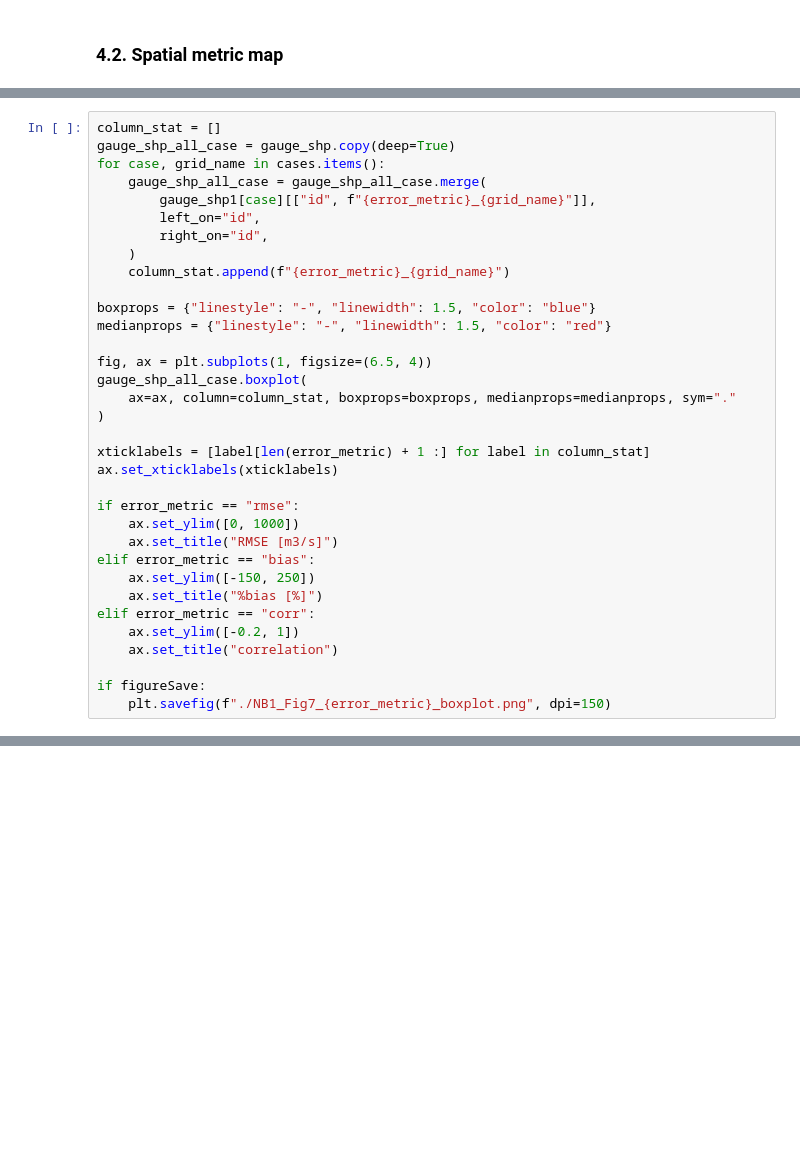
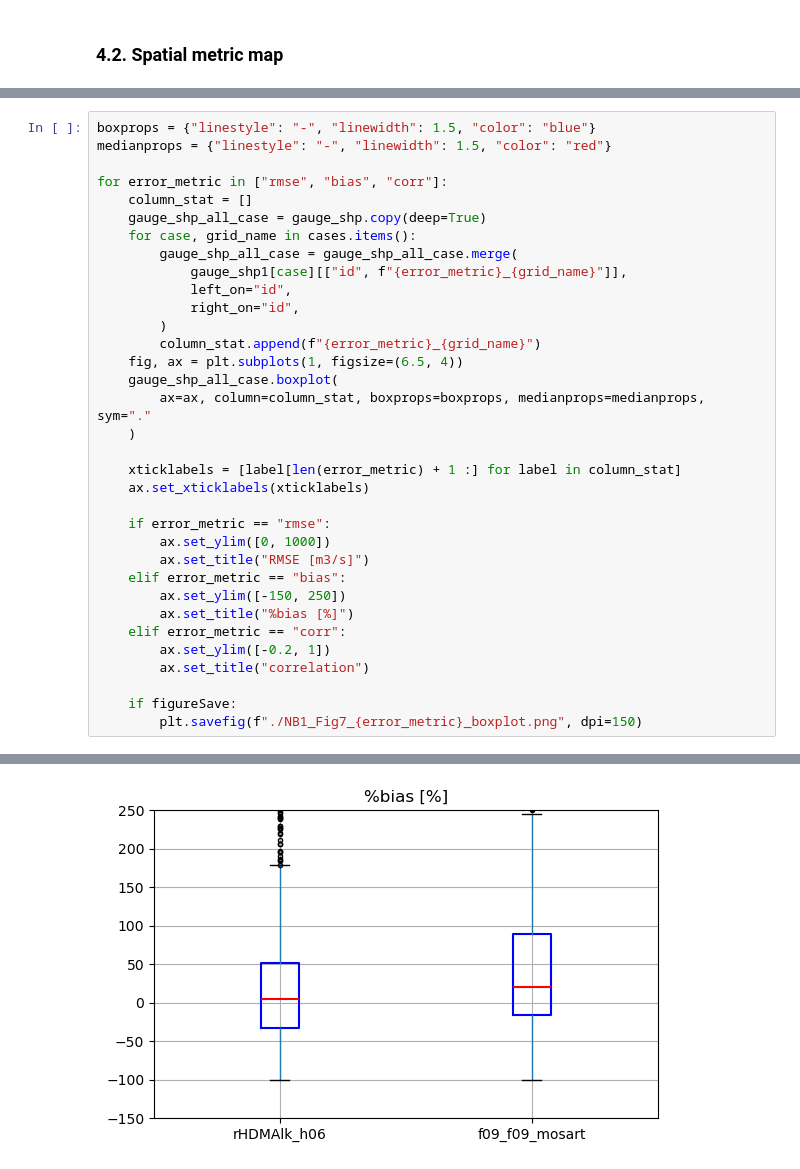
Before and after one commit to NCAR/CUPiD, a Jupyter notebook: examples/nblibrary/rof/month_annual_flow.ipynb, the cells around one changed output, grey strips where cells are left out. Saved outputs shown, nothing was run; the diff lists cells and outputs as text; blank space fills up the shorter version.

```diff
--- a/examples/nblibrary/rof/month_annual_flow.ipynb
+++ b/examples/nblibrary/rof/month_annual_flow.ipynb
@@ -857,38 +846,39 @@ The whiskers extend from the edges of box to show the range of the data.
 By default, they extend no more than 1.5 * IQR (IQR = Q3 - Q1) from the edges of the box, ending at the farthest data point within that interval.
 Outliers are plotted as separate dots.
 # %%
-column_stat = []
-gauge_shp_all_case = gauge_shp.copy(deep=True)
-for case, grid_name in cases.items():
-    gauge_shp_all_case = gauge_shp_all_case.merge(
-        gauge_shp1[case][["id", f"{error_metric}_{grid_name}"]],
-        left_on="id",
-        right_on="id",
-    )
-    column_stat.append(f"{error_metric}_{grid_name}")
-
 boxprops = {"linestyle": "-", "linewidth": 1.5, "color": "blue"}
 medianprops = {"linestyle": "-", "linewidth": 1.5, "color": "red"}
 
-fig, ax = plt.subplots(1, figsize=(6.5, 4))
-gauge_shp_all_case.boxplot(
-    ax=ax, column=column_stat, boxprops=boxprops, medianprops=medianprops, sym="."
-)
+for error_metric in ["rmse", "bias", "corr"]:
+    column_stat = []
+    gauge_shp_all_case = gauge_shp.copy(deep=True)
+    for case, grid_name in cases.items():
+        gauge_shp_all_case = gauge_shp_all_case.merge(
+            gauge_shp1[case][["id", f"{error_metric}_{grid_name}"]],
+            left_on="id",
+            right_on="id",
+        )
+        column_stat.append(f"{error_metric}_{grid_name}")
+    fig, ax = plt.subplots(1, figsize=(6.5, 4))
+    gauge_shp_all_case.boxplot(
+        ax=ax, column=column_stat, boxprops=boxprops, medianprops=medianprops, sym="."
+    )
 
-xticklabels = [label[len(error_metric) + 1 :] for label in column_stat]
-ax.set_xticklabels(xticklabels)
+    xticklabels = [label[len(error_metric) + 1 :] for label in column_stat]
+    ax.set_xticklabels(xticklabels)
 
-if error_metric == "rmse":
-    ax.set_ylim([0, 1000])
-    ax.set_title("RMSE [m3/s]")
-elif error_metric == "bias":
-    ax.set_ylim([-150, 250])
-    ax.set_title("%bias [%]")
-elif error_metric == "corr":
-    ax.set_ylim([-0.2, 1])
-    ax.set_title("correlation")
+    if error_metric == "rmse":
+        ax.set_ylim([0, 1000])
+        ax.set_title("RMSE [m3/s]")
+    elif error_metric == "bias":
+        ax.set_ylim([-150, 250])
+        ax.set_title("%bias [%]")
+    elif error_metric == "corr":
+        ax.set_ylim([-0.2, 1])
+        ax.set_title("correlation")
 
-if figureSave:
-    plt.savefig(f"./NB1_Fig7_{error_metric}_boxplot.png", dpi=150)
+    if figureSave:
+        plt.savefig(f"./NB1_Fig7_{error_metric}_boxplot.png", dpi=150)
 # %% [output]
 [figure]
+[figure, added]
```
Also changed, not shown: parts of 24 cells of this notebook, 1 other file.
